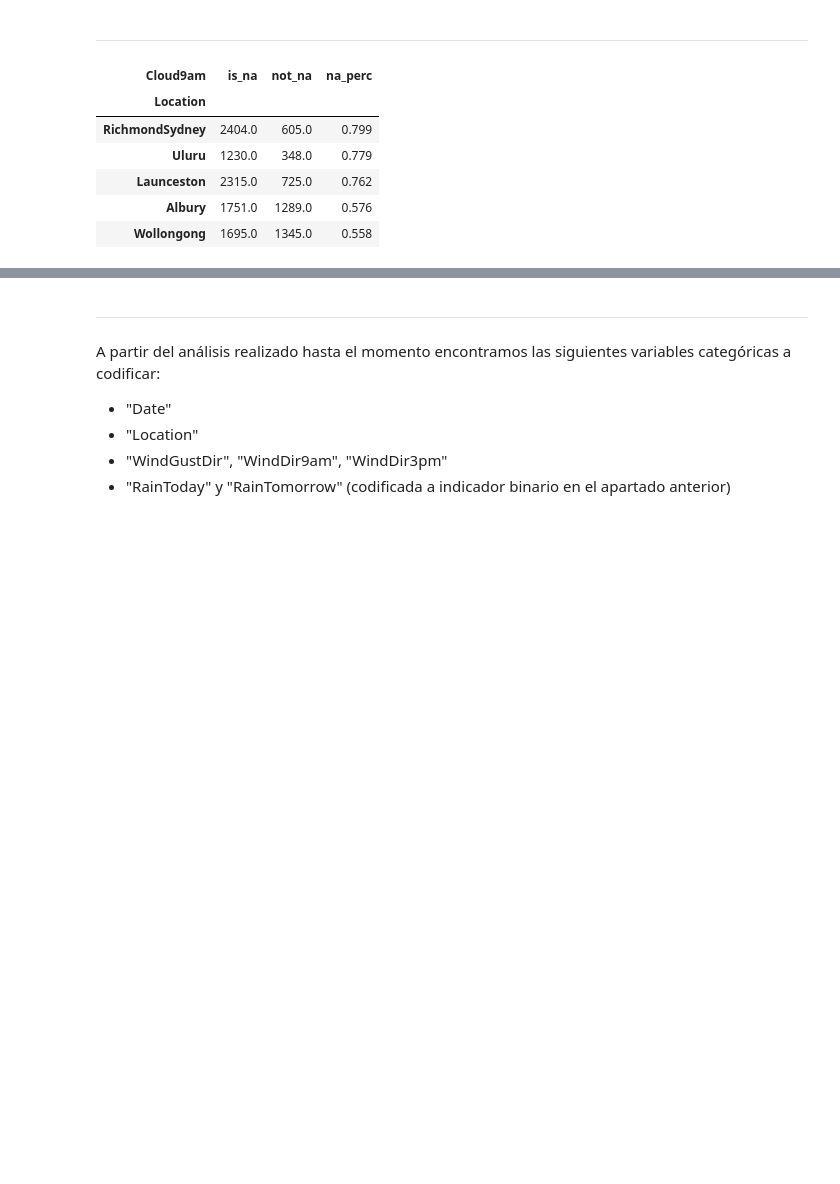
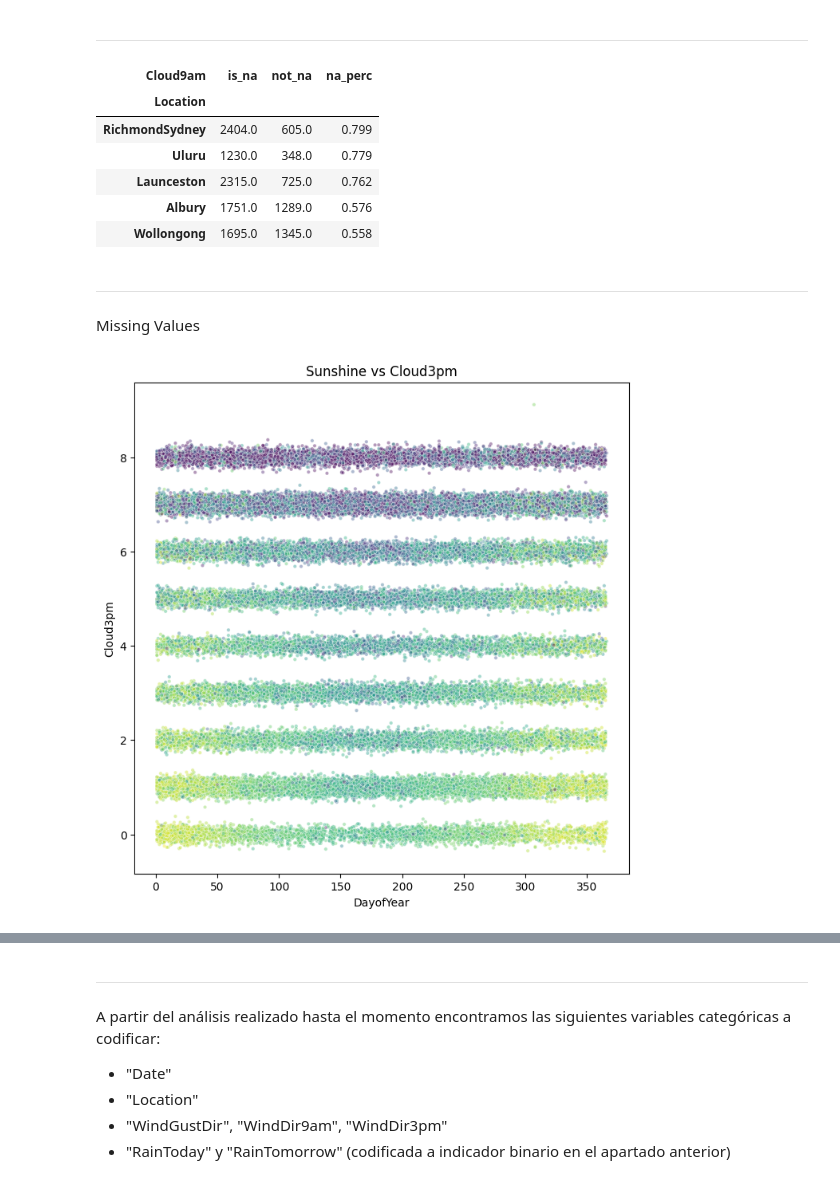
Before and after one commit to jcruz-ferreyra/aprMaqI_CEIA, a Jupyter notebook: TP/source/exploratory_analysis.ipynb, the cells around one changed output, grey strips where cells are left out. Saved outputs shown, nothing was run; the diff lists cells and outputs as text; code cells hidden in the pictures; blank space fills up the shorter version.

Commit message:
Feature Engineering: Missing Values

```diff
--- a/TP/source/exploratory_analysis.ipynb
+++ b/TP/source/exploratory_analysis.ipynb
@@ -438,3 +444,7 @@ count_nas_per_location(df, "Cloud9am").head(5)
 | Launceston | 2315.0 | 725.0 | 0.762 |
 | Albury | 1751.0 | 1289.0 | 0.576 |
 | Wollongong | 1695.0 | 1345.0 | 0.558 |
+# %% [markdown]
+---
+# %% [markdown]
+Missing Values
@@ -440,0 +455,23 @@ count_nas_per_location(df, "Cloud9am").head(5)
+# %%
+# Generate a color map for each unique location
+unique_locations = df['Location'].unique()
+color_map = {loc: idx for idx, loc in enumerate(unique_locations)}
+colors = np.array([color_map[loc] for loc in df['Location']])
+
+plt.figure(figsize=(8, 8))
+
+# Define a categorical colormap
+cmap = plt.cm.get_cmap('tab20', len(unique_locations))  # Use 'tab20' colormap with number of categories
+
+noise = np.random.normal(0, .1, df.shape[0])
+sc = plt.scatter(df['DayOfYear'], df['Cloud3pm'] + noise,
+                 c=df["Sunshine"], cmap="viridis",
+                 s=10, alpha=.4, edgecolors='w', linewidth=0.5)
+
+plt.xlabel('DayofYear')
+plt.ylabel('Cloud3pm')
+plt.title('Sunshine vs Cloud3pm')
+
+plt.show()
+# %% [output]
+[figure, added]
```
Also changed, not shown: parts of 26 cells of this notebook.
